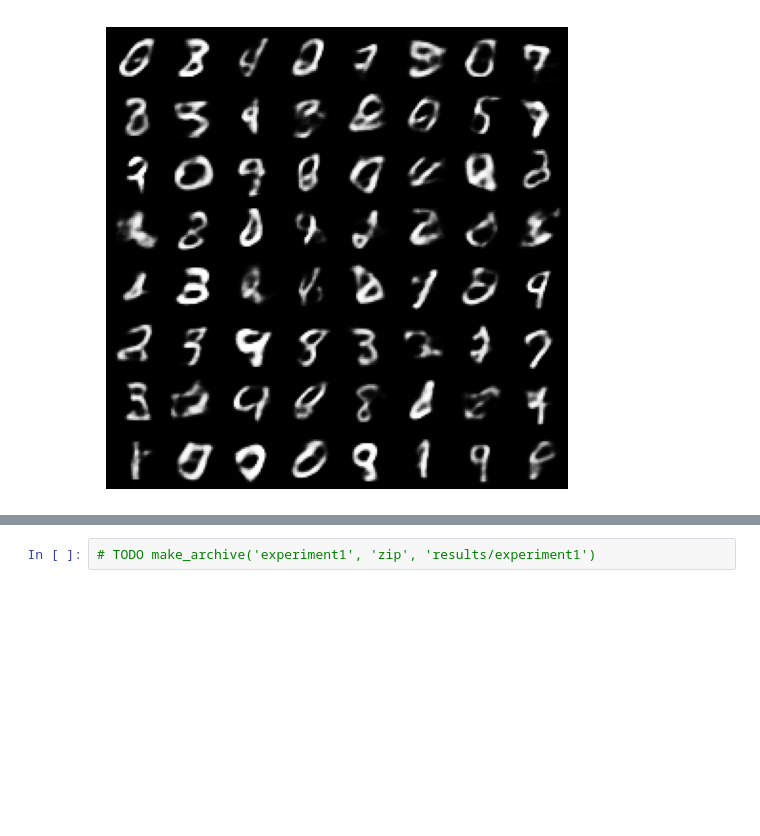
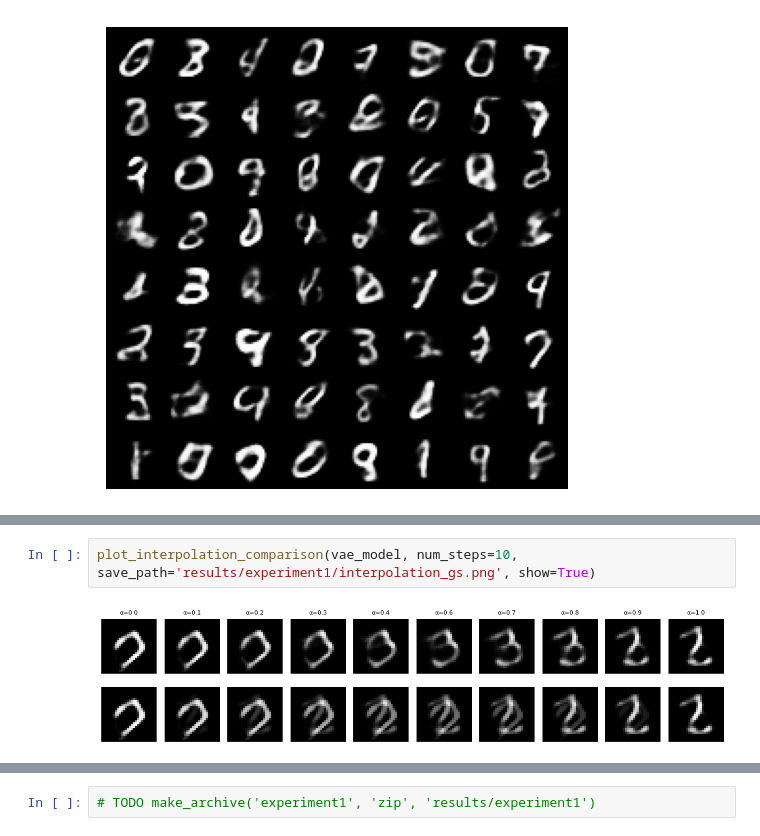
Before and after one commit to fwilhelmy/genai-experiments, a Jupyter notebook: src/main.ipynb, the cells around one changed output, grey strips where cells are left out. Saved outputs shown, nothing was run; the diff lists cells and outputs as text; blank space fills up the shorter version.

Commit message:
Advanced Figures for Each Question

```diff
--- a/src/main.ipynb
+++ b/src/main.ipynb
@@ -86,0 +88,4 @@ plot_traversals(tr_gs, eps=eps, save_path='results/experiment1/traversals_gs.png
+# %%
+plot_interpolation_comparison(vae_model, num_steps=10, save_path='results/experiment1/interpolation_gs.png', show=True)
+# %% [output]
+[figure, added]
```
Also changed, not shown: parts of 12 cells of this notebook, 3 other files.
